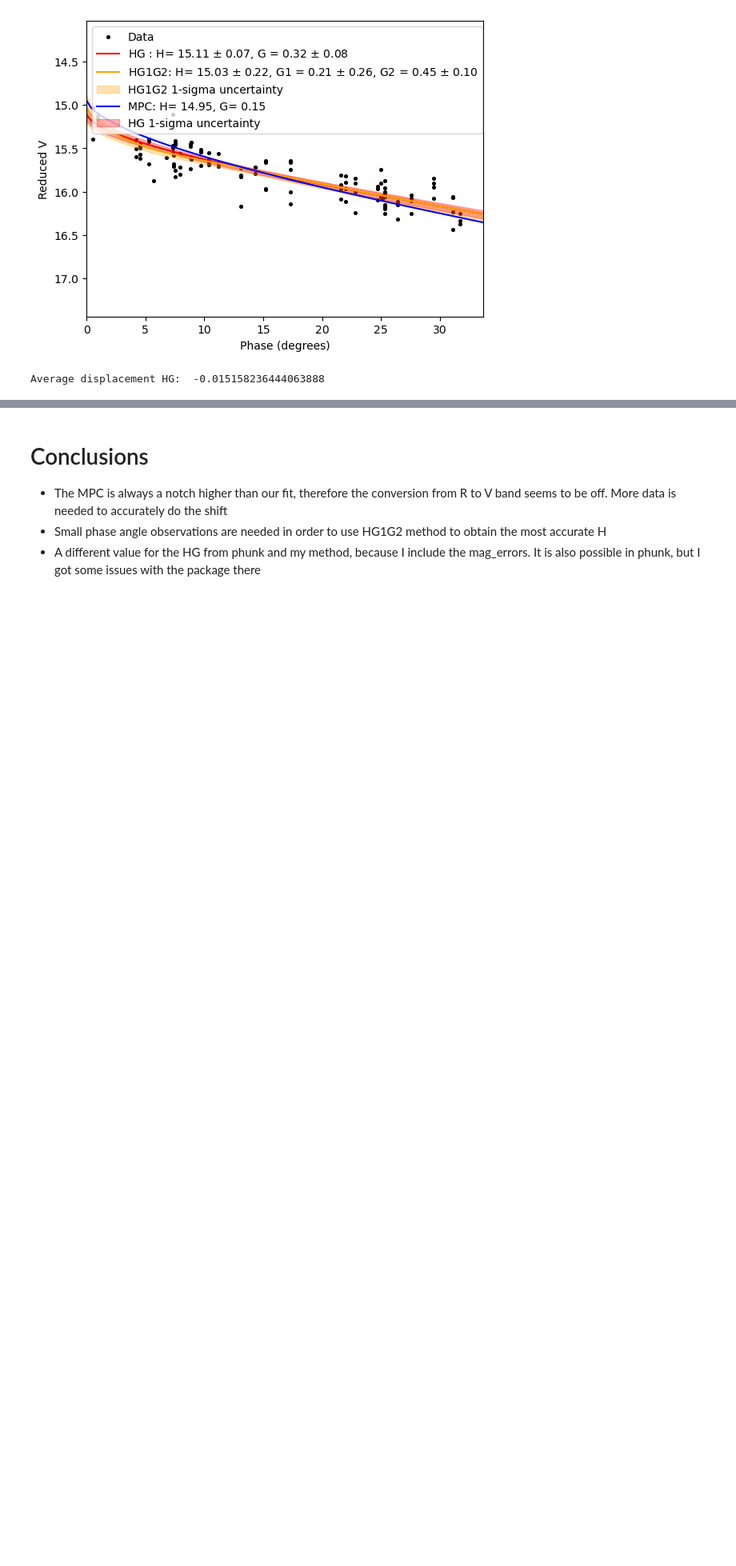
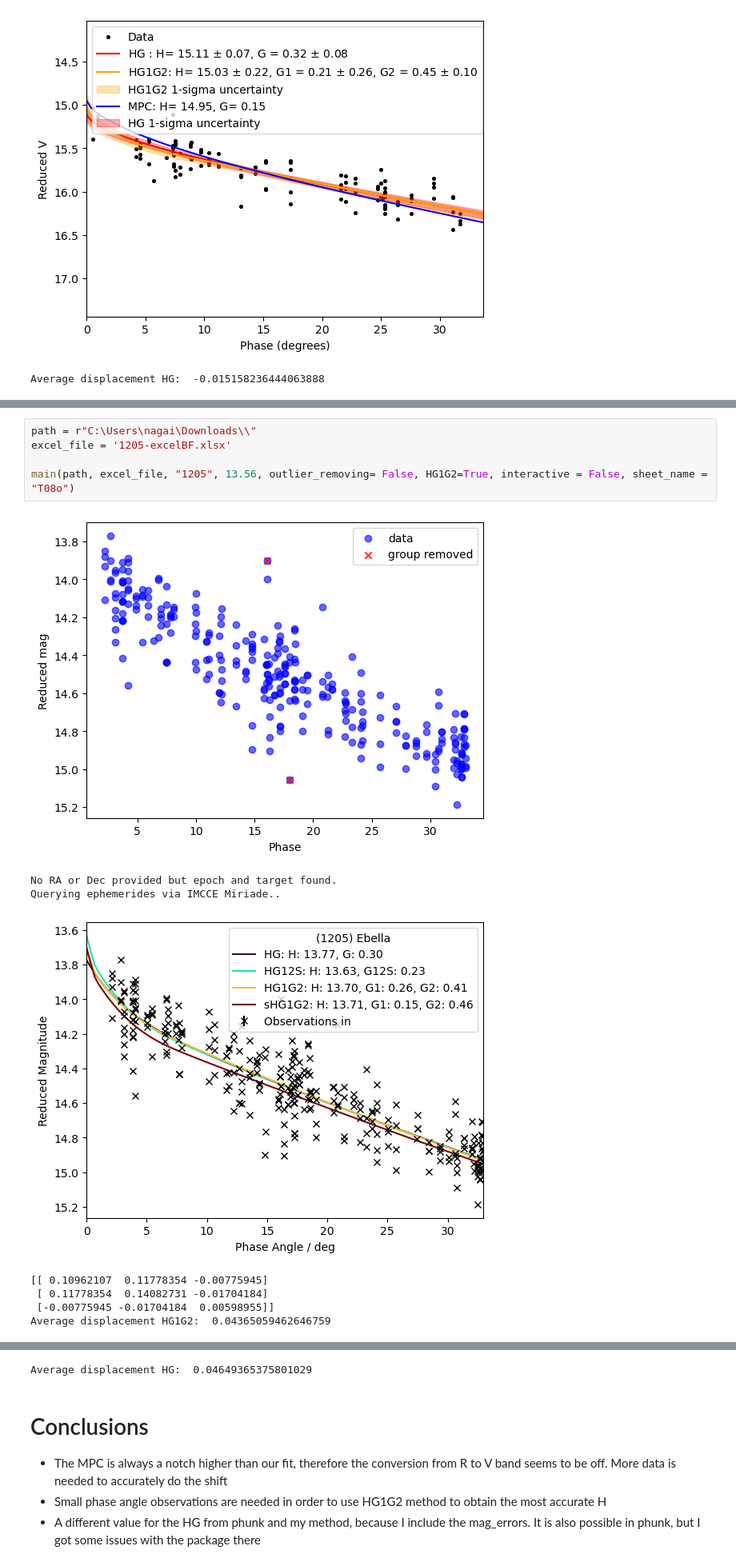
Before and after one commit to kristero/Asteroid_abs_mag, a Jupyter notebook: Pipeline for H.ipynb, the cells around one changed output, grey strips where cells are left out. Shown at 80% size. Drawn from its saved outputs; the diff is of its cells as text; blank space fills up the shorter version.

```diff
--- a/Pipeline for H.ipynb
+++ b/Pipeline for H.ipynb
@@ -573,0 +602,14 @@ Average displacement HG:  -0.015158236444063888
+# %%
+path = r"C:\Users\nagai\Downloads\\"
+excel_file = '1205-excelBF.xlsx'
+
+main(path, excel_file, "1205", 13.56, outlier_removing= False, HG1G2=True, interactive = False, sheet_name = "T08o")
+# %% [output]
+[figure, added]
+No RA or Dec provided but epoch and target found.
+Querying ephemerides via IMCCE Miriade..
+[figure, added]
+[[ 0.10962107  0.11778354 -0.00775945]
+ [ 0.11778354  0.14082731 -0.01704184]
+ [-0.00775945 -0.01704184  0.00598955]]
+Average displacement HG1G2:  0.04365059462646759
@@ -574,3 +617,4 @@ Average displacement HG:  -0.015158236444063888
+Average displacement HG:  0.04649365375801029
 # %% [markdown]
 # Conclusions
 
```
Also changed, not shown: parts of 9 cells of this notebook.
